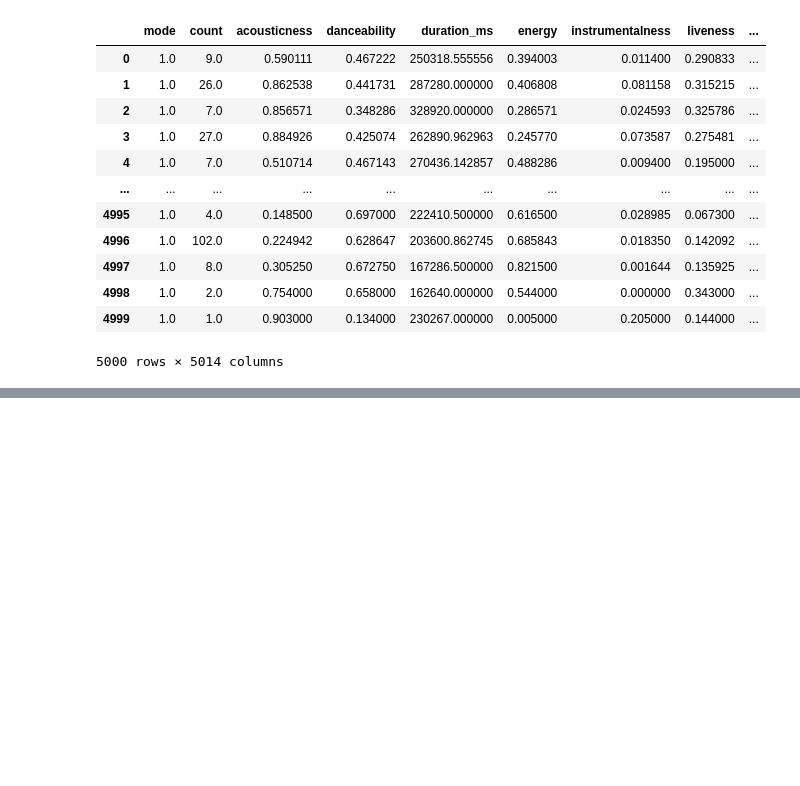
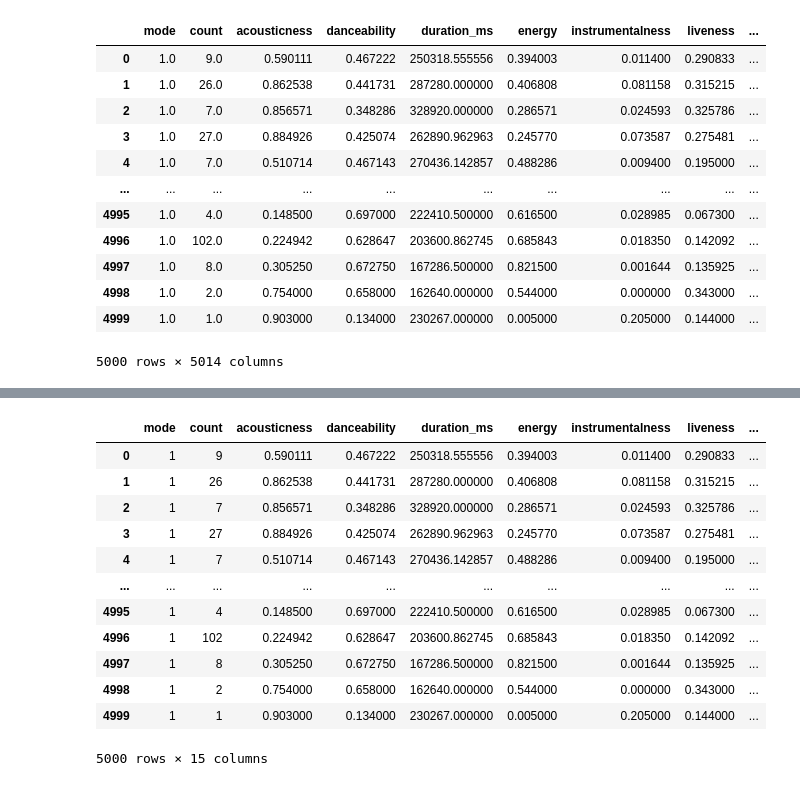
Before and after one commit to J4QK2/MusicRecommendationSystem, a Jupyter notebook: musicRecommendation.ipynb, the cells around one changed output, grey strips where cells are left out. Drawn from its saved outputs; the diff is of its cells as text; code cells hidden in the pictures; blank space fills up the shorter version.

```diff
--- a/musicRecommendation.ipynb
+++ b/musicRecommendation.ipynb
@@ -220,0 +214,9 @@ df_by_artist
+# %%
+from sklearn.feature_extraction.text import TfidfVectorizer
+
+vectorizer = TfidfVectorizer()
+
+tfidf_matrix = vectorizer.fit_transform(df['artists'].head(5000))
+tfidf_df = pd.DataFrame(tfidf_matrix.toarray(), columns=vectorizer.get_feature_names_out())
+print(tfidf_df)
+print("The number of non zero names: ", np.count_nonzero(tfidf_df.values))
@@ -220,0 +241,3 @@ df_by_artist
+# %%
+final_artists_df = df_by_artist.head(5000).copy()
+final_artists_df["artists_vectorized"] = tfidf_df.values.tolist()
@@ -220,0 +253,16 @@ df_by_artist
+# %%
+final_artists_df.drop(columns=['artists'])
+# %% [output]
+|  | mode | count | acousticness | danceability | duration_ms | energy | instrumentalness | liveness | ... |
+| 0 | 1 | 9 | 0.590111 | 0.467222 | 250318.555556 | 0.394003 | 0.011400 | 0.290833 | ... |
+| 1 | 1 | 26 | 0.862538 | 0.441731 | 287280.000000 | 0.406808 | 0.081158 | 0.315215 | ... |
+| 2 | 1 | 7 | 0.856571 | 0.348286 | 328920.000000 | 0.286571 | 0.024593 | 0.325786 | ... |
+| 3 | 1 | 27 | 0.884926 | 0.425074 | 262890.962963 | 0.245770 | 0.073587 | 0.275481 | ... |
+| 4 | 1 | 7 | 0.510714 | 0.467143 | 270436.142857 | 0.488286 | 0.009400 | 0.195000 | ... |
+| ... | ... | ... | ... | ... | ... | ... | ... | ... | ... |
+| 4995 | 1 | 4 | 0.148500 | 0.697000 | 222410.500000 | 0.616500 | 0.028985 | 0.067300 | ... |
+| 4996 | 1 | 102 | 0.224942 | 0.628647 | 203600.862745 | 0.685843 | 0.018350 | 0.142092 | ... |
+| 4997 | 1 | 8 | 0.305250 | 0.672750 | 167286.500000 | 0.821500 | 0.001644 | 0.135925 | ... |
+| 4998 | 1 | 2 | 0.754000 | 0.658000 | 162640.000000 | 0.544000 | 0.000000 | 0.343000 | ... |
+| 4999 | 1 | 1 | 0.903000 | 0.134000 | 230267.000000 | 0.005000 | 0.205000 | 0.144000 | ... |
+5000 rows × 15 columns
```
Also changed, not shown: parts of 4 cells of this notebook.
